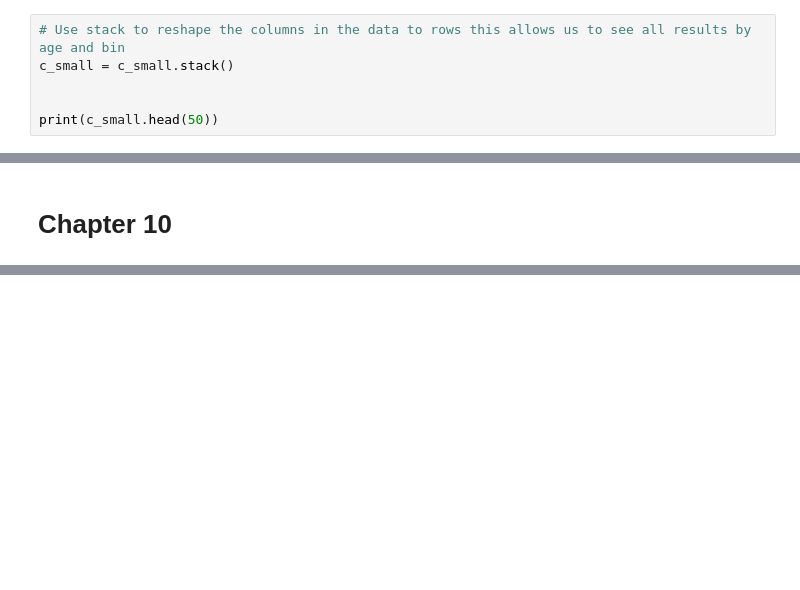
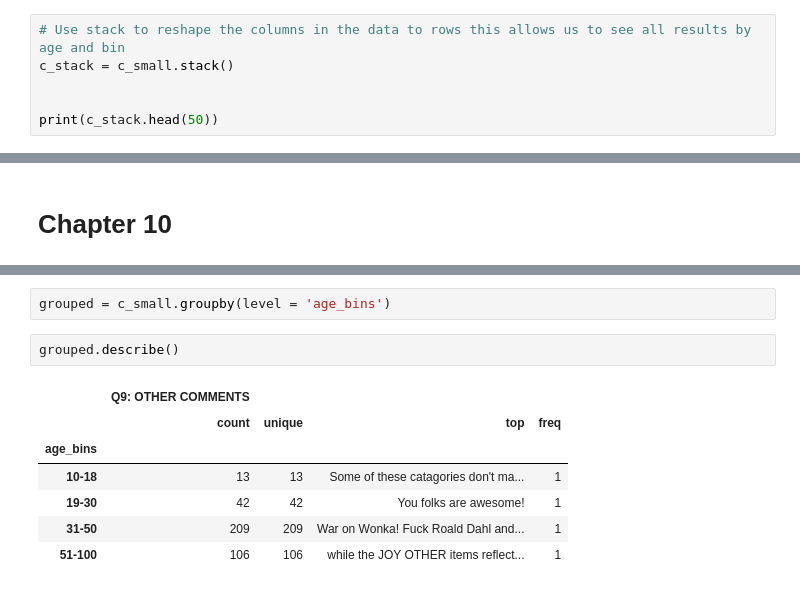
Before and after one commit to Matt-Heinen/DSC-540, a Jupyter notebook: Heinen_DSC540_Weeks_5&6.ipynb, the cells around one changed output, grey strips where cells are left out. Drawn from its saved outputs; the diff is of its cells as text; blank space fills up the shorter version.

```diff
--- a/Heinen_DSC540_Weeks_5&6.ipynb
+++ b/Heinen_DSC540_Weeks_5&6.ipynb
@@ -229,10 +229,10 @@ This heigheracy allows us to view each demographics other comments.
 ## Reshape
 # %%
 # Use stack to reshape the columns in the data to rows this allows us to see all results by age and bin
-c_small = c_small.stack()
+c_stack = c_small.stack()
 
 
-print(c_small.head(50))
+print(c_stack.head(50))
 # %% [output]
 age_bins  Q3: AGE
 10-18     11.0     Q9: OTHER COMMENTS    Some of these catagories don't make any sense ...
@@ -257,0 +281,12 @@ This reshaping or stacking of hierarchical levels allows us to view comments by
+# %%
+grouped = c_small.groupby(level = 'age_bins')
+# %%
+grouped.describe()
+# %% [output]
+|  | Q9: OTHER COMMENTS |  |  |  |
+|  | count | unique | top | freq |
+| age_bins |  |  |  |  |
+| 10-18 | 13 | 13 | Some of these catagories don't ma... | 1 |
+| 19-30 | 42 | 42 | You folks are awesome! | 1 |
+| 31-50 | 209 | 209 | War on Wonka! Fuck Roald Dahl and... | 1 |
+| 51-100 | 106 | 106 | while the JOY OTHER items reflect... | 1 |
```
Also changed, not shown: parts of 12 cells of this notebook.
